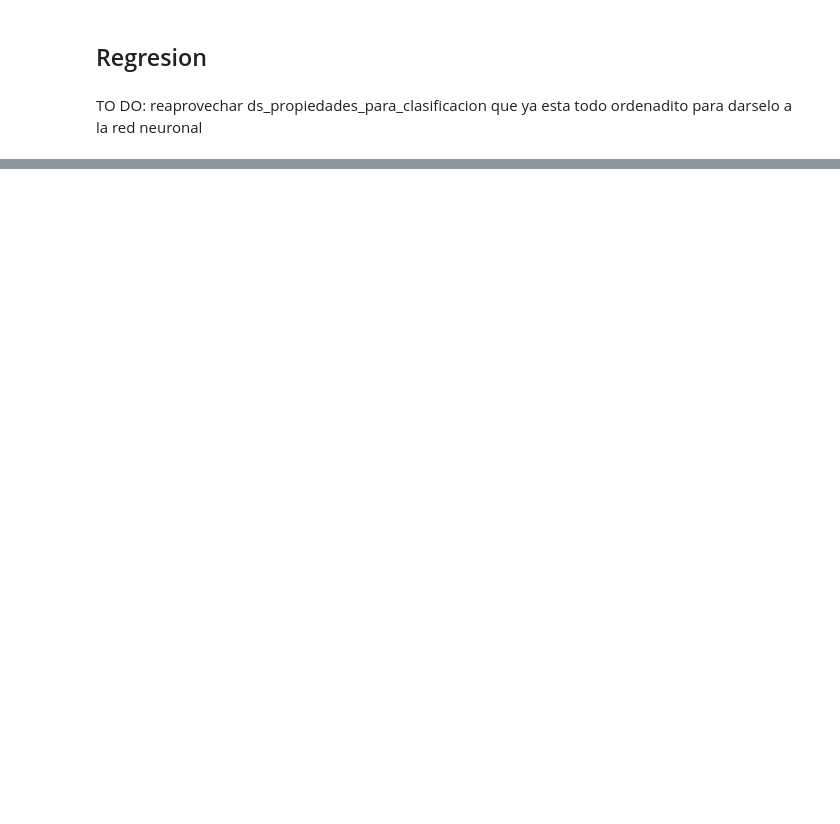
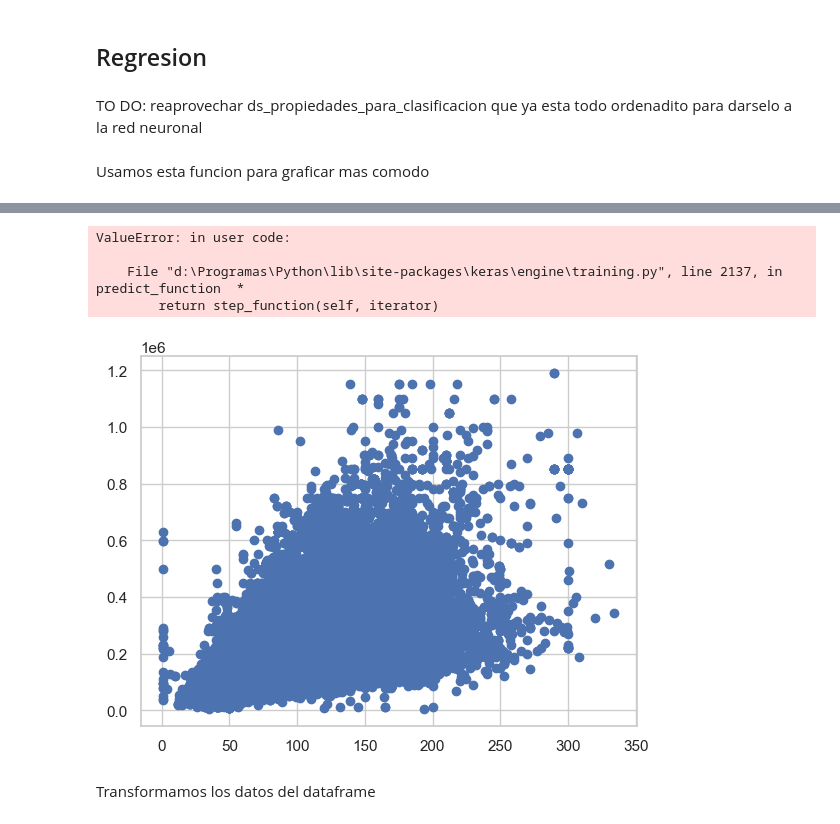
Before and after one commit to franjuarez/7506R-2C2022-GRUPO21, a Jupyter notebook: TP2/7506R_TP2_GRUPO21_ENTREGA.ipynb, the cells around one changed output, grey strips where cells are left out. Drawn from its saved outputs; the diff is of its cells as text; code cells hidden in the pictures; blank space fills up the shorter version.

```diff
--- a/TP2/7506R_TP2_GRUPO21_ENTREGA.ipynb
+++ b/TP2/7506R_TP2_GRUPO21_ENTREGA.ipynb
@@ -401,5 +384,5 @@ modelo.compile(
 )
 
 # Entrenamiento del modelo
-history = modelo.fit(x_train,y_train,epochs=10,batch_size=8,verbose=True)
+history = modelo.fit(x_train,y_train,epochs=150,batch_size=200,verbose=True)
 # %% [output]
@@ -554,3 +565,23 @@ best_model = tuner.get_best_models()[0]
 ## Regresion
 # %% [markdown]
 TO DO: reaprovechar ds_propiedades_para_clasificacion que ya esta todo ordenadito para darselo a la red neuronal
+# %% [markdown]
+Usamos esta funcion para graficar mas comodo
+# %%
+def plot_regression(modelo,x,y,title="",xlabel="x",ylabel="y"):
+    plt.figure()
+
+    plt.plot(x,y,"o",label="Valores verdaderos")
+    plt.plot(x,modelo.predict(x),"x",label="Valores estimados")
+
+    plt.xlabel(xlabel)
+    plt.ylabel(ylabel)
+    plt.title(title)
+    plt.legend()
+    plt.show()
+# %%
+# plot property_surface_total vs property_price
+plot_regression(modelo,ds_propiedades['property_surface_total'],ds_propiedades['property_price'],title="property_surface_total vs property_price",xlabel="property_surface_total",ylabel="property_price")
+
+# plot property_surface_covered vs property_price
+# %% [output]
@@ -556,0 +589,7 @@ TO DO: reaprovechar ds_propiedades_para_clasificacion que ya esta todo ordenadit
+ValueError: in user code:
+
+    File "d:\Programas\Python\lib\site-packages\keras\engine\training.py", line 2137, in predict_function  *
+        return step_function(self, iterator)
+[figure, added]
+# %% [markdown]
+Transformamos los datos del dataframe
```
Also changed, not shown: parts of 27 cells of this notebook, 10 other files.
